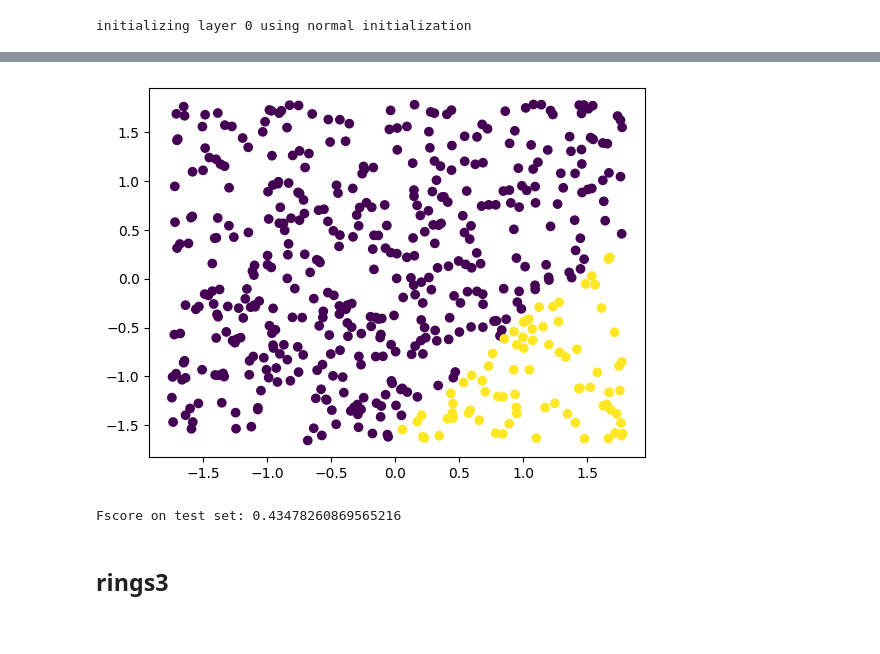
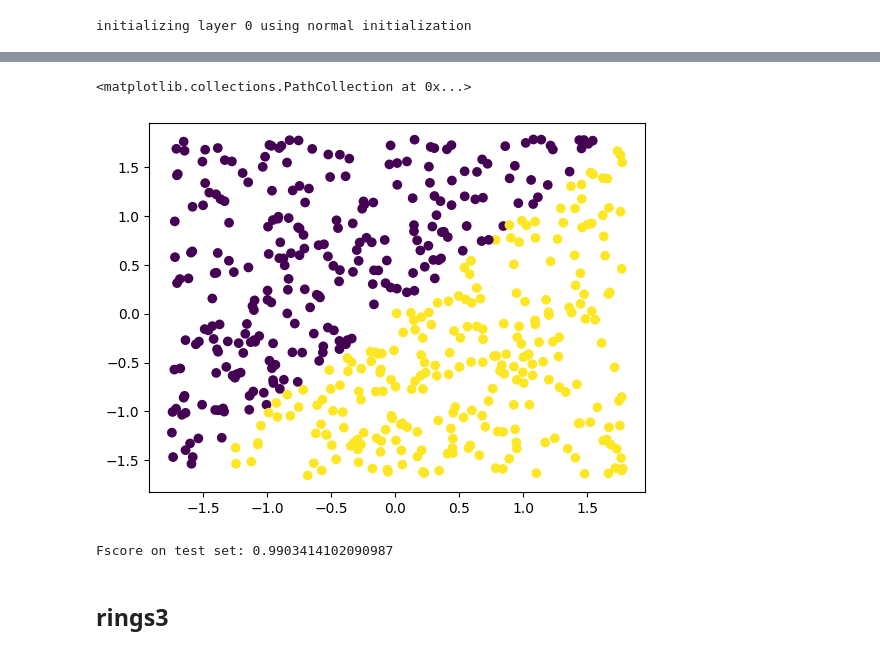
Before and after one commit to Fersoil/miowad, a Jupyter notebook: NN/NN4.ipynb, the cells around one changed output, grey strips where cells are left out. Saved outputs shown, nothing was run; the diff lists cells and outputs as text; code cells hidden in the pictures.

```diff
--- a/NN/NN4.ipynb
+++ b/NN/NN4.ipynb
@@ -67,7 +63,14 @@ array([[1., 1.]])
 # %%
+layers = [
+    #{"output_dim": 10, "activation": "relu", "init": "he"},
+    {"output_dim": 2, "activation": "softmax", "init": "normal"}
+]
+
+max_epochs = 100000
+
 mlp = networks.MLP(layers, input=train.T, output_type="classification")
 
-losses = mlp.train(train.T.to_numpy(), y_train.T, learning_rate=0.01, max_epochs=max_epochs, batch_size=256)
+losses = mlp.train(train.T.to_numpy(), y_train.T, learning_rate=0.5, max_epochs=max_epochs, batch_size=10000)
 
 
 plt.plot(losses)
@@ -93,15 +96,0 @@ Text(0.5, 1.0, 'Prediction of the model , num of epochs: 500')
-# %%
-layers = [
-    #{"output_dim": 5, "activation": "relu", "init": "he"},
-    #{"output_dim": 2, "activation": "softmax", "init": "normal"}
-    {"output_dim": 2, "activation": "softmax", "init": "normal"}
-]
-
-max_epochs = 500
-
-mlp = networks.MLP(layers, input=train.T, output_type="classification")
-
-losses = mlp.train(train.T.to_numpy(), y_train.T, learning_rate=0.01, max_epochs=max_epochs, batch_size=256)
-
-
-plt.plot(losses)
@@ -117,13 +97,6 @@ Epoch: 400, Loss: 0.7619698701551859
 # %%
-
-dw, db = mlp.full_backward_propagation(train.T.to_numpy(), y_train.T)
-
-
 y_hat = mlp.predict(train.T)
 print("loss:", mlp.calculate_loss(train.T, y_train.T))
 
 plt.scatter(train.x, train.y, c=y_hat)
-
-mlp.layers[0].weights -= 0.01 * dw[0]
-mlp.layers[0].bias -= 0.01 * db[0]
 # %% [output]
@@ -131,9 +104,12 @@ loss: 0.7675003872539167
+<matplotlib.collections.PathCollection at 0x...>
-[figure, old version]
+[figure, new version]
 # %%
-y_pred = mlp.predict(test.T)
-print("Fscore on test set:", mlp.Fscore(y_pred, y_test.T))
+y_pred = mlp.full_forward_pass(test.T)
+y_test_onehot = networks.assets.one_hot(y_test.T, 2)
+
+print("Fscore on test set:", mlp.Fscore(y_pred, y_test_onehot))
 # %% [output]
-Fscore on test set: 0.43478260869565216
+Fscore on test set: 0.9903414102090987
 # %% [markdown]
 ## rings3
 # %%
```
Also changed, not shown: parts of 35 cells of this notebook, 6 other files.
